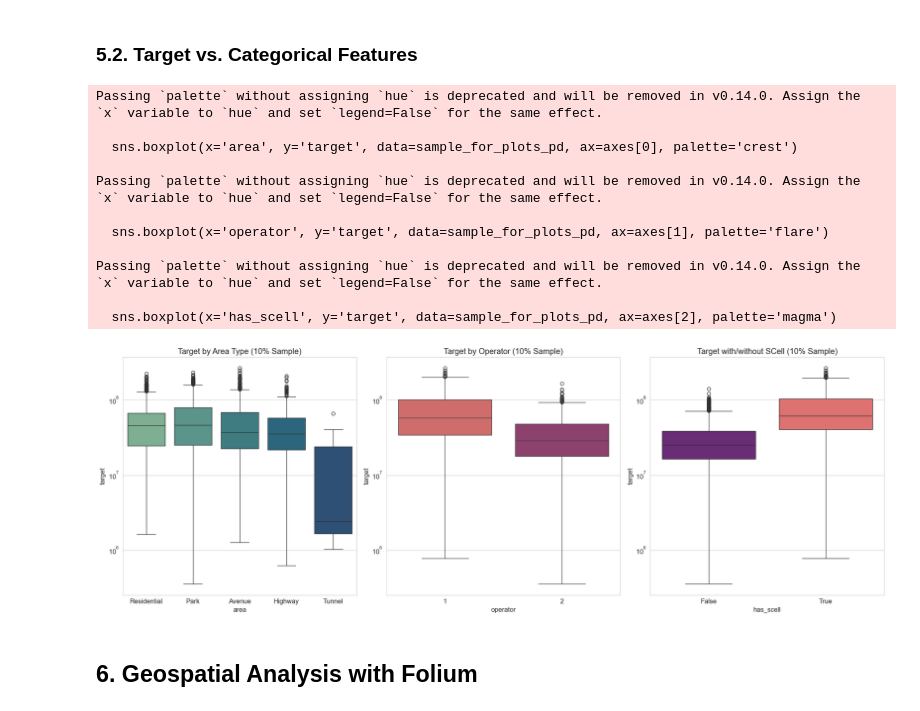
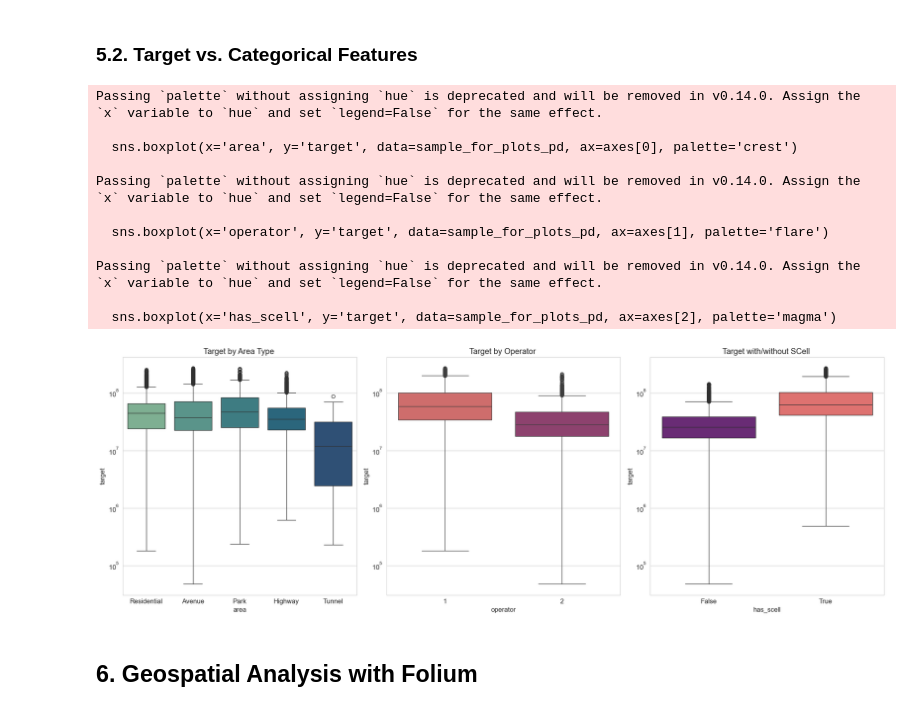
Before and after one commit to dattaaaaa/QoS-Aware-Routing, a Jupyter notebook: data_analysis/sparkanalysis.ipynb, the cells around one changed output. Saved outputs shown, nothing was run; the diff lists cells and outputs as text; code cells hidden in the pictures.

```diff
--- a/data_analysis/sparkanalysis.ipynb
+++ b/data_analysis/sparkanalysis.ipynb
@@ -266,37 +254,37 @@ Name: target, dtype: float64
 ### 5.2. Target vs. Categorical Features
 # %%
 # We need a sample to create boxplots efficiently.
-sample_for_plots_pd = df_eng.select('area', 'operator', 'has_scell', 'target').sample(fraction=0.1, seed=42).toPandas()
+sample_for_plots_pd = df_eng.select('area', 'operator', 'has_scell', 'target').sample(fraction=1.0, seed=42).toPandas()
 
 fig, axes = plt.subplots(1, 3, figsize=(20, 7))
 
 sns.boxplot(x='area', y='target', data=sample_for_plots_pd, ax=axes[0], palette='crest')
-axes[0].set_title('Target by Area Type (10% Sample)')
+axes[0].set_title('Target by Area Type ')
 axes[0].set_yscale('log')
 
 sns.boxplot(x='operator', y='target', data=sample_for_plots_pd, ax=axes[1], palette='flare')
-axes[1].set_title('Target by Operator (10% Sample)')
+axes[1].set_title('Target by Operator ')
 axes[1].set_yscale('log')
 
 sns.boxplot(x='has_scell', y='target', data=sample_for_plots_pd, ax=axes[2], palette='magma')
-axes[2].set_title('Target with/without SCell (10% Sample)')
+axes[2].set_title('Target with/without SCell ')
 axes[2].set_yscale('log')
 
 plt.tight_layout()
 plt.show()
 # %% [output]
 Passing `palette` without assigning `hue` is deprecated and will be removed in v0.14.0. Assign the `x` variable to `hue` and set `legend=False` for the same effect.
 
   sns.boxplot(x='area', y='target', data=sample_for_plots_pd, ax=axes[0], palette='crest')
 
 Passing `palette` without assigning `hue` is deprecated and will be removed in v0.14.0. Assign the `x` variable to `hue` and set `legend=False` for the same effect.
 
   sns.boxplot(x='operator', y='target', data=sample_for_plots_pd, ax=axes[1], palette='flare')
 
 Passing `palette` without assigning `hue` is deprecated and will be removed in v0.14.0. Assign the `x` variable to `hue` and set `legend=False` for the same effect.
 
   sns.boxplot(x='has_scell', y='target', data=sample_for_plots_pd, ax=axes[2], palette='magma')
-[figure, old version]
+[figure, new version]
 # %% [markdown]
 ## 6. Geospatial Analysis with Folium
 # %%
```
Also changed, not shown: parts of 3 cells of this notebook, 20 other files.
